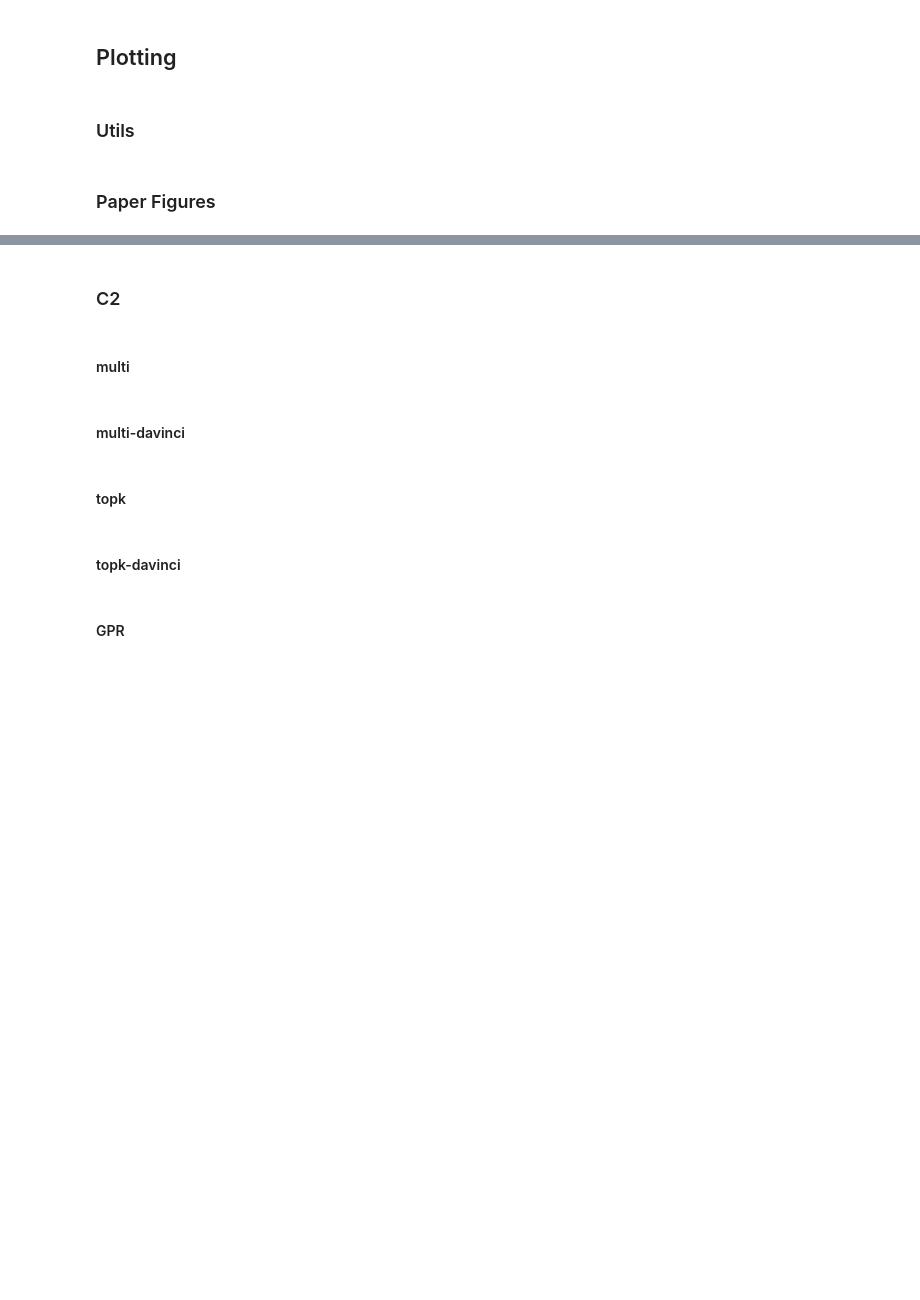
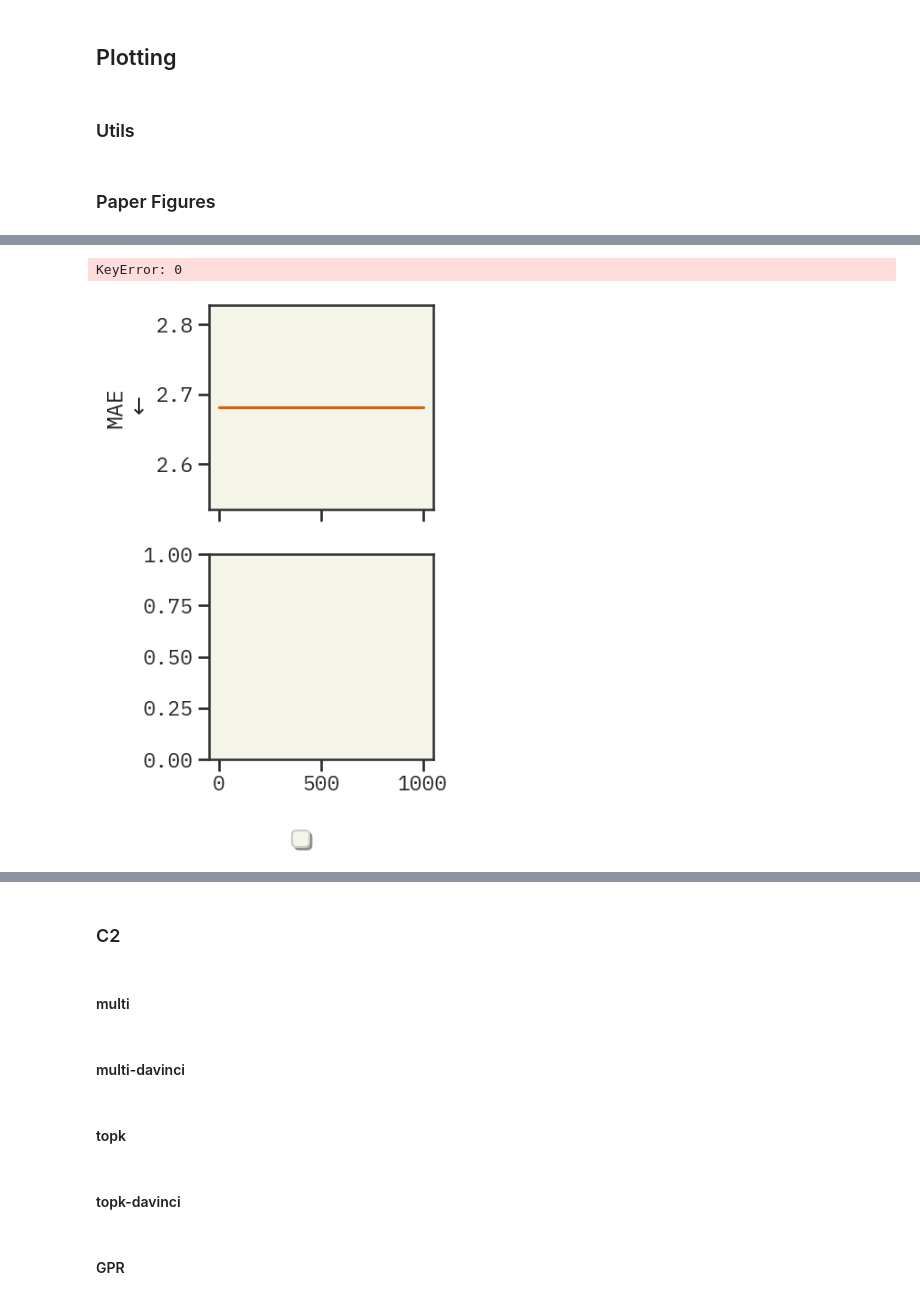
Before and after one commit to ur-whitelab/BO-LIFT, a Jupyter notebook: paper/Regression_Experiments.ipynb, the cells around one changed output, grey strips where cells are left out. Saved outputs shown, nothing was run; the diff lists cells and outputs as text; code cells hidden in the pictures; blank space fills up the shorter version.

```diff
--- a/paper/Regression_Experiments.ipynb
+++ b/paper/Regression_Experiments.ipynb
@@ -970,8 +945,8 @@ def create_sub_shadow(axs, df, lims, data_property, data_range, color='C0', data
             'N': N,
             }
 
-    for i in range(1, 6):  # Loop through the 5 CSV files
-        df = pd.read_csv(f"{data}-regression-results{i}.csv", sep=';')
+    for i in range(1):  # Loop through the 5 CSV files
+        df = pd.read_csv(f"/Users/shane/repos/BO-LIFT/paper/alloy_full.csv", sep=';')
         df_sel = select_df(df, **config)
 
         prop_list, MAE_list, r_list, nll_list = get_sub_ablation_data(df_sel, data_property, data_range, data=data, k=k, T=T, model=model, model_class=model_class, N=N)
@@ -1163,3 +1163,55 @@ plt.show()
+# %%
+import matplotlib.pyplot as plt
+import pandas as pd
+import numpy as np
+
+# def merge_exps(out_csv_file):
+#     save_backup(out_csv_file)
+#     all_files = ["/Users/shane/repos/BO-LIFT/paper/alloy_dataset6.csv","/Users/shane/repos/BO-LIFT/paper/alloy_dataset7.csv","/Users/shane/repos/BO-LIFT/paper/alloy_dataset8.csv","/Users/shane/repos/BO-LIFT/paper/alloy_dataset9.csv","/Users/shane/repos/BO-LIFT/paper/alloy_dataset10.csv","/Users/shane/repos/BO-LIFT/paper/alloy_dataset11.csv","/Users/shane/repos/BO-LIFT/paper/alloy_dataset12.csv","/Users/shane/repos/BO-LIFT/paper/alloy_dataset13.csv","/Users/shane/repos/BO-LIFT/paper/alloy_dataset14.csv","/Users/shane/repos/BO-LIFT/paper/alloy_dataset15.csv","/Users/shane/repos/BO-LIFT/paper/alloy_dataset16.csv","/Users/shane/repos/BO-LIFT/paper/alloy_dataset17.csv","/Users/shane/repos/BO-LIFT/paper/alloy_dataset18.csv"]
+#     exps = []
+
+#     for filename in all_files:
+#         df = pd.read_csv(filename, index_col=None, header=0, sep=";")
+#         exps.append(df)
+
+#     frame = pd.concat(exps, axis=0, ignore_index=True)
+#     frame.to_csv(f"{out_csv_file}.csv", index=False, sep=";")
+
+#     for filename in all_files:
+#         os.remove(filename)
+
+#merge_exps("/Users/shane/repos/BO-LIFT/paper/alloy_full.csv")
+
+lims = [(0,5),(0,1),(-1,1)]
+data = "alloy"
+max_N = 1000
+
+fig = plt.figure(figsize=(4,6), constrained_layout=True)
+subfigs = fig.subfigures(1,1, wspace=0.1, hspace=0.1)
+
+# #
+
+sub00 = subfigs.subplots(2,1, sharex=True, sharey=False)
+df1 = pd.read_csv(f"/Users/shane/repos/BO-LIFT/paper/alloy_full.csv", sep=';')
+d01 = select_df(df1, data=data, k=5, T=0.7, model='davinci-002', model_class='topk', N='any')
+
+fig.legend(loc='upper center', bbox_to_anchor=(0.5 ,0),
+          fancybox=True, shadow=True)
+plt.tight_layout()
+create_sub_shadow(sub00, d01, lims, 'N', sorted(d01['N_train'].unique()), color='C1',data=data, k=5, T=0.7, model='davinci-002', model_class='topk', N='any', label=False)
+
+sub02 = subfigs[1].subplots(2,1, sharex=True, sharey=False)
+df2 = pd.read_csv(f"/Users/shane/repos/BO-LIFT/paper/alloy_full.csv", sep=';')
+d02 = select_df(df2, data=data, k=5, T=0.05, model='davinci-002', model_class='topk', N='any')
+#create_sub_shadow(sub02, d02, lims, 'N', sorted(d02['k_selected'].unique()), data=data, color='C1', k=5, T=0.7, model='davinci-002', model_class='topk', N='any', label=False)
+
+# sub03 = subfigs[2].subplots(2,1, sharex=True, sharey=False)
+# df1 = pd.read_csv(f"{data}_dataset1.csv", sep=';')
+# d01 = select_df(df1, data=data, k=5, T='any', model='gpt-3.5-turbo-0125', model_class='topk', N=max_N)
+# create_sub_shadow(sub03, d01, lims, 'T', sorted(d01['Temperature'].unique()), data=data, color='C1', k=5, T='any', model='gpt-3.5-turbo-0125', model_class='topk', N=max_N, label=False)
+# %% [output]
+KeyError: 0
+[figure, added]
 # %%
 import matplotlib.pyplot as plt
 import pandas as pd
```
Also changed, not shown: parts of 17 cells of this notebook, 8 other files.
